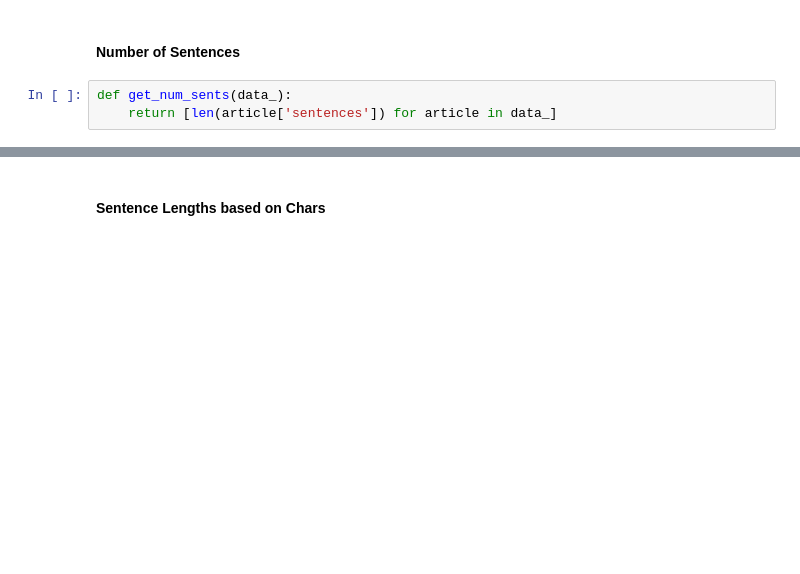
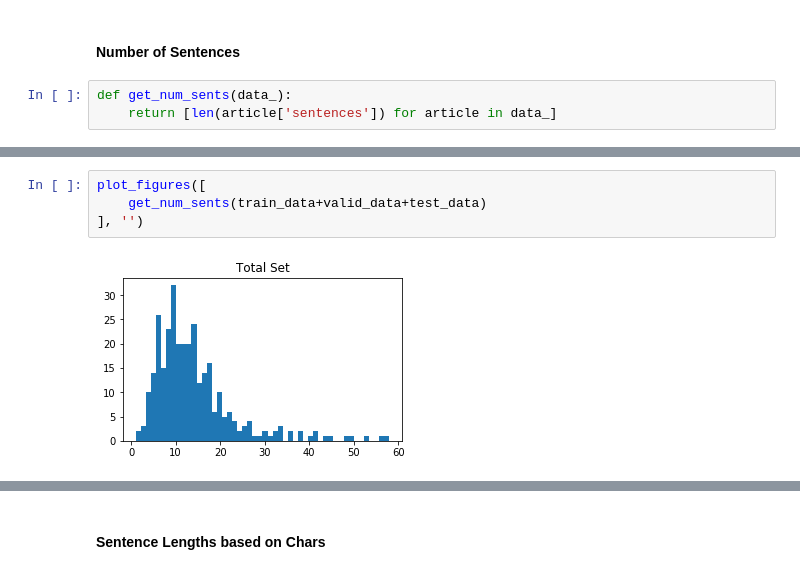
Before and after one commit to simgeekiz/Master_Thesis, a Jupyter notebook: Data Analysis.ipynb, the cells around one changed output, grey strips where cells are left out. Saved outputs shown, nothing was run; the diff lists cells and outputs as text; blank space fills up the shorter version.

```diff
--- a/Data Analysis.ipynb
+++ b/Data Analysis.ipynb
@@ -75,2 +236,8 @@ print('Max number of sentences in an article:',
 # %% [output]
 Max number of sentences in an article: 58
+# %%
+plot_figures([
+    get_num_sents(train_data+valid_data+test_data)
+], '')
+# %% [output]
+[figure, added]
```
Also changed, not shown: parts of 39 cells of this notebook, 23 other files.
